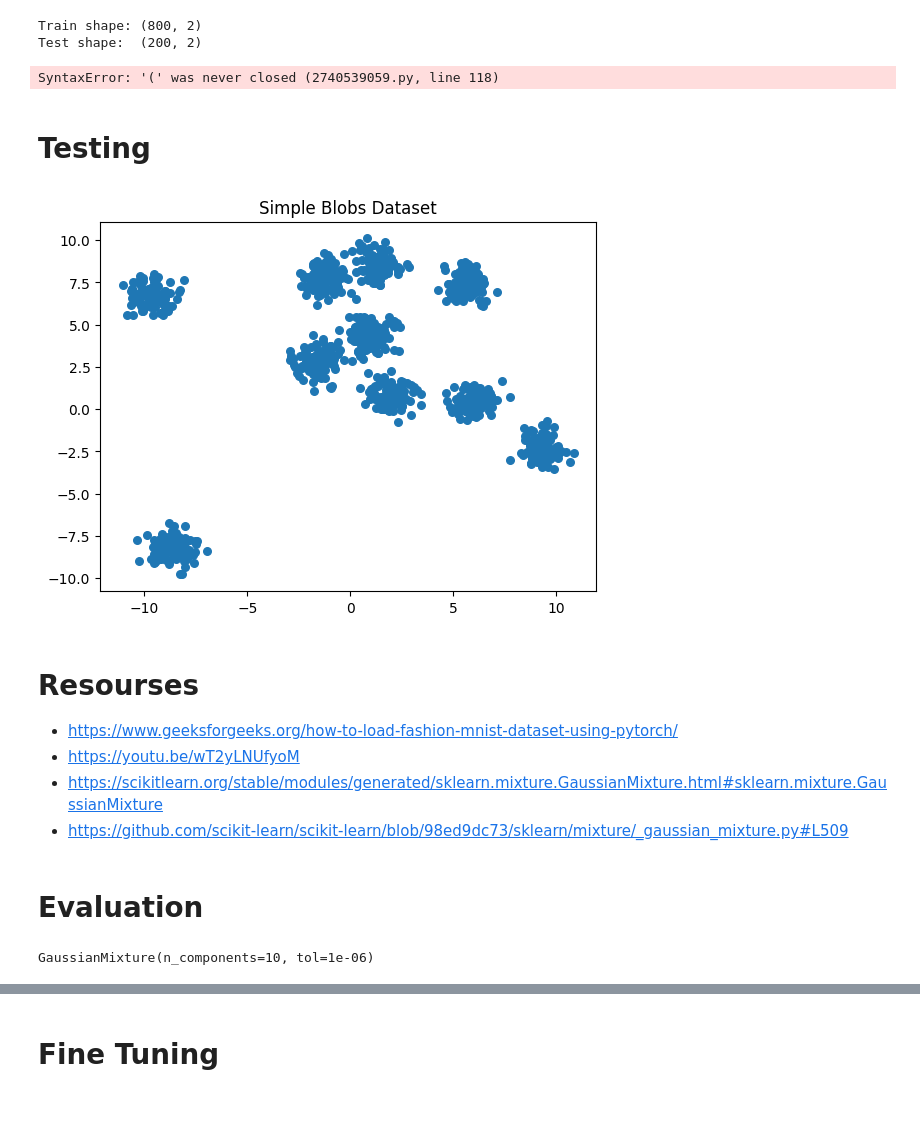
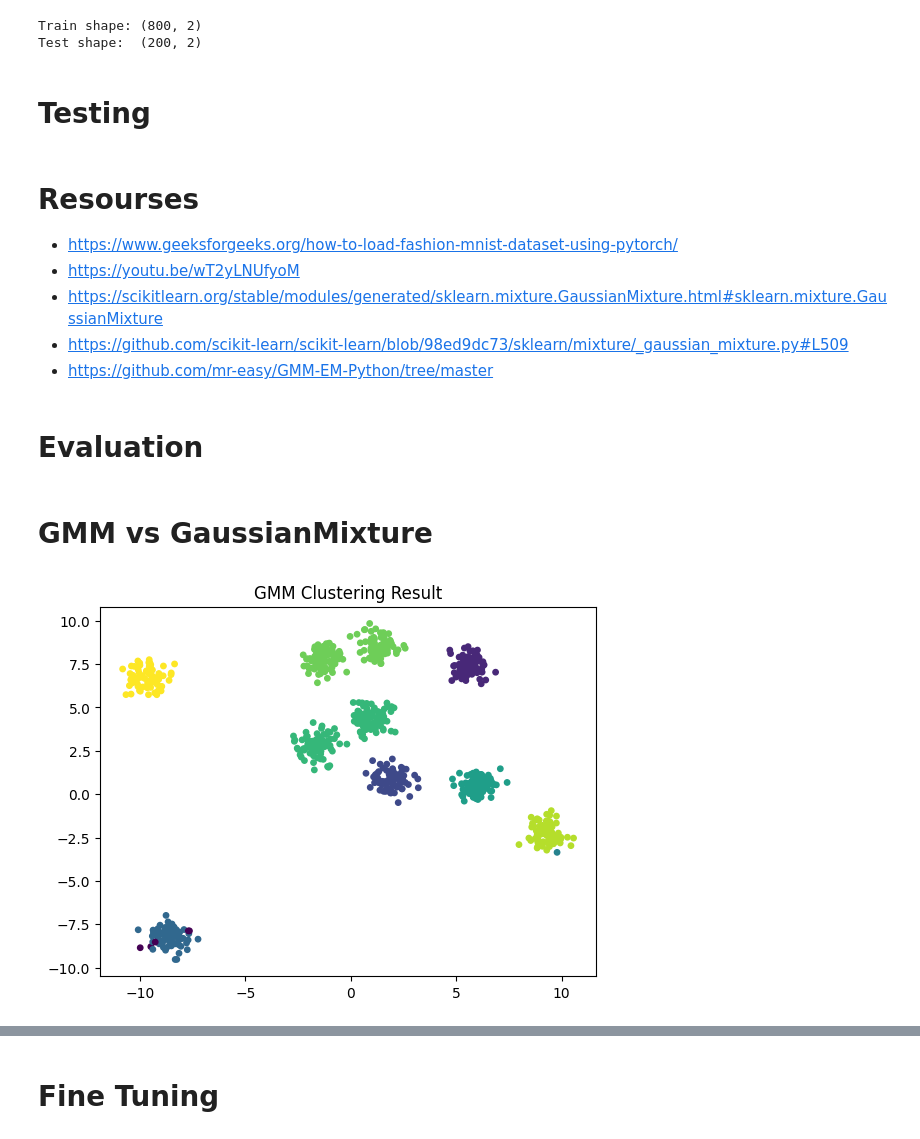
Before and after one commit to Mohamed-Mohamed-Ibrahim/Face-Recognition, a Jupyter notebook: GMM.ipynb, the cells around one changed output, grey strips where cells are left out. Saved outputs shown, nothing was run; the diff lists cells and outputs as text; code cells hidden in the pictures; blank space fills up the shorter version.

```diff
--- a/GMM.ipynb
+++ b/GMM.ipynb
@@ -191,19 +203,3 @@ class GMM(BaseEstimator, RegressorMixin):
                 tot += self.weights_[k] * multivariate_normal.pdf(d, mean=self.means_[k], cov=self.covariances_[k], allow_singular=True)
             ll.append(np.log(tot))
         return np.sum(ll)
-
-    def clusters_meaning(self, X, y):
-        pred = self.predict(X)
-        n_pred_clusters = len(
-        n_classes = len(np.unique(y))
-
-        cluster_map = np.zeros((n_pred_clusters, n_classes), dtype=int)
-
-        for i in range(len(X)):
-            cluster_map[pred[i], y[i]] += 1
-
-        self.cluster_meanings = np.zeros(n_pred_clusters, dtype=int)
-        for i, row in enumerate(cluster_map):
-            self.cluster_meanings[i] = np.argmax(row)
-# %% [output]
-SyntaxError: '(' was never closed (2740539059.py, line 118)
@@ -210,17 +315,5 @@ SyntaxError: '(' was never closed (2740539059.py, line 118)
 # %% [markdown]
 # Testing
-# %%
-from sklearn.datasets import make_blobs
-import matplotlib.pyplot as plt
-
-# Generate synthetic data
-X, y = make_blobs(n_samples=1000, centers=10, cluster_std=0.60, random_state=0)
-
-plt.scatter(X[:, 0], X[:, 1], s=30, cmap='viridis')
-plt.title("Simple Blobs Dataset")
-plt.show()
-# %% [output]
-[figure, removed]
 # %% [markdown]
 # Resourses
 
@@ -228,13 +321,9 @@ plt.show()
 - https://youtu.be/wT2yLNUfyoM
 - https://scikitlearn.org/stable/modules/generated/sklearn.mixture.GaussianMixture.html#sklearn.mixture.GaussianMixture
 - https://github.com/scikit-learn/scikit-learn/blob/98ed9dc73/sklearn/mixture/_gaussian_mixture.py#L509
+- https://github.com/mr-easy/GMM-EM-Python/tree/master
 # %% [markdown]
 # Evaluation
-# %%
-gmm = GaussianMixture(n_components=10, tol=1e-6, max_iter=100)
-gmm.fit(X_train)
-# %% [output]
-GaussianMixture(n_components=10, tol=1e-06)
 # %%
 from sklearn.mixture import GaussianMixture
 from sklearn.neighbors import KNeighborsClassifier
@@ -304,0 +394,16 @@ for n in n_components_list:
+# %% [markdown]
+# GMM vs GaussianMixture
+# %%
+from sklearn.mixture import GaussianMixture
+gmm = GMM(n_components=10, tol=1e-6, max_iter=1000, n_init=10)
+# gmm = GaussianMixture(n_components=10, tol=1e-6, max_iter=1000, n_init=10)
+gmm.fit(X_train)
+labels = gmm.predict(X_train)
+
+
+
+plt.scatter(X_train[:, 0], X_train[:, 1], c=labels, s=15, cmap='viridis')
+plt.title("GMM Clustering Result")
+plt.show()
+# %% [output]
+[figure, added]
```
Also changed, not shown: parts of 9 cells of this notebook.
